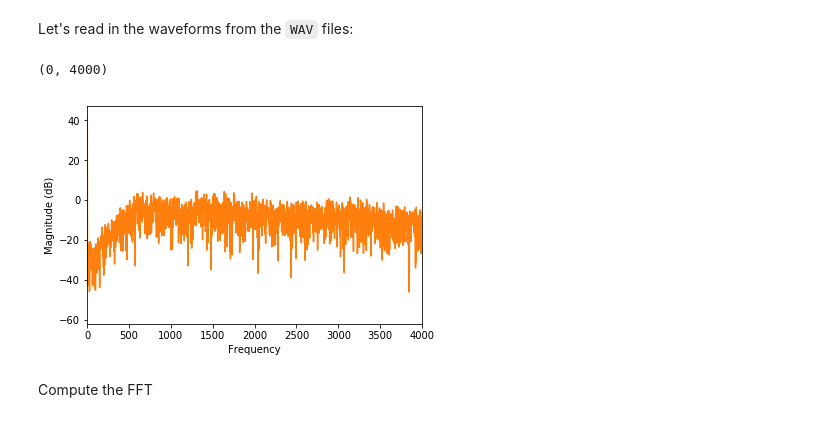
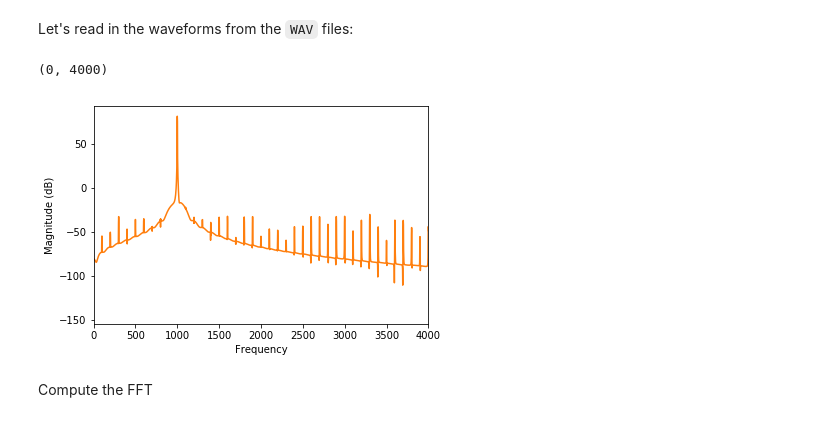
Before and after one commit to UChicagoPhysics/PHYS250, a Jupyter notebook: Examples/Fast-Fourier-Transforms.ipynb, the cells around one changed output. Drawn from its saved outputs; the diff is of its cells as text; code cells hidden in the pictures.

```diff
--- a/Examples/Fast-Fourier-Transforms.ipynb
+++ b/Examples/Fast-Fourier-Transforms.ipynb
@@ -249,16 +293,16 @@ Let's read in the waveforms from the `WAV` files:
 # %%
 rate_ocean, data_ocean = wav.read('ocean.wav')
 rate_phone, data_phone = wav.read('sin_1kHz.wav')
 #rate_phone, data_phone = wav.read('Tuning-fork-mod.wav')
 
 print("Sampling rate ocean: " + str(rate_ocean) + " [samples/s]")
 print("Sampling rate phone: " + str(rate_phone) + " [samples/s]")
 
-plt.magnitude_spectrum(data_ocean, Fs=rate_phone, scale='dB', color='C1')
+plt.magnitude_spectrum(data_phone, Fs=rate_phone, scale='dB', color='C1')
 plt.xlim(0,4000)
 # %% [output]
 (0, 4000)
-[figure, old version]
+[figure, new version]
 # %% [markdown]
 Compute the FFT
 # %%
```
Also changed, not shown: parts of 10 cells of this notebook, 4 other files.
